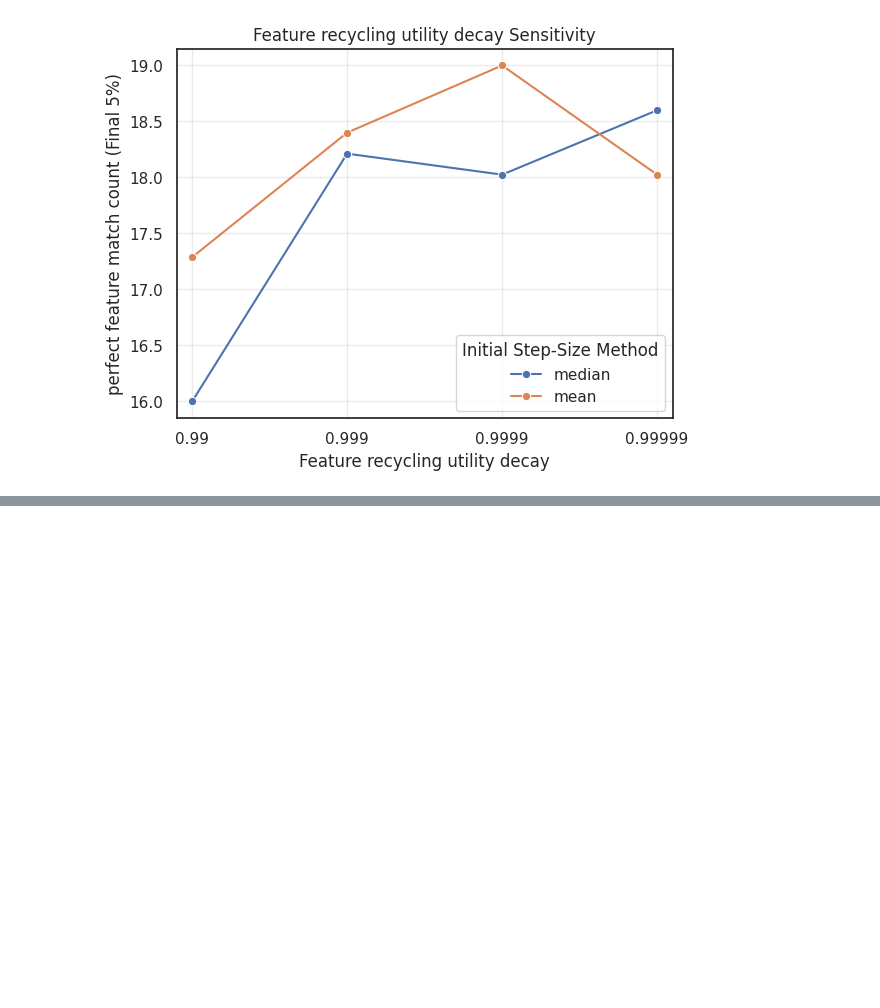
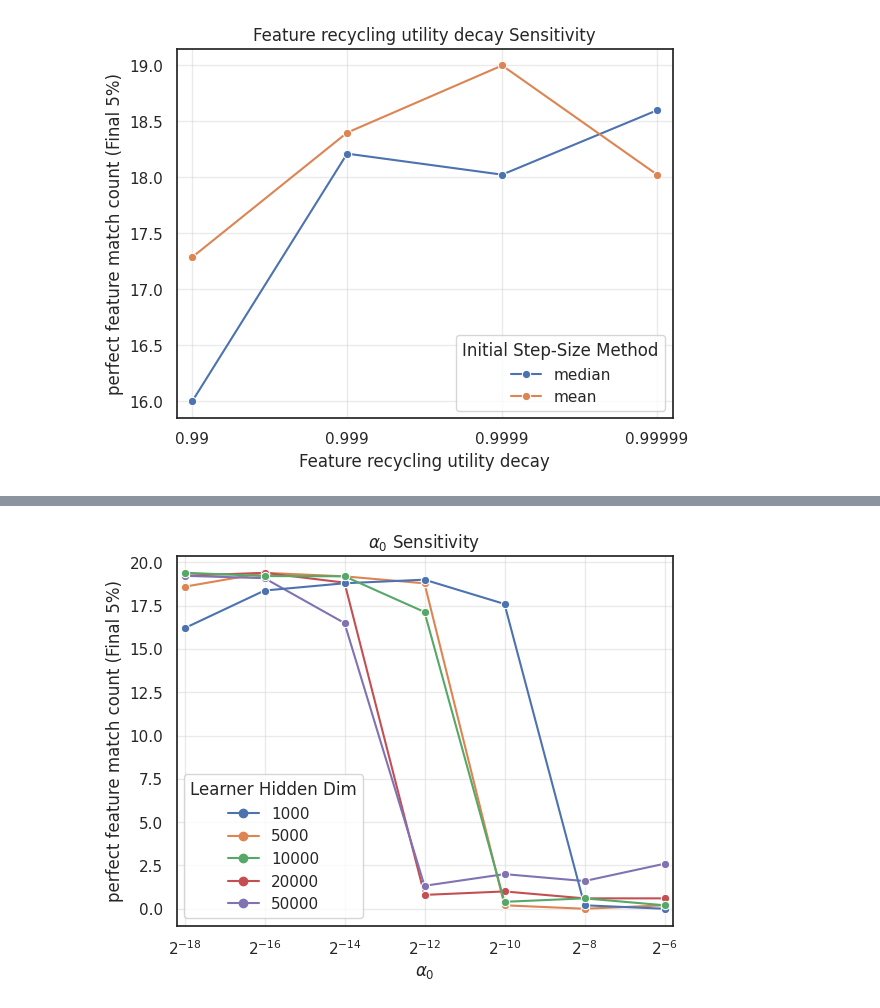
Before and after one commit to ejmejm/phd_research, a Jupyter notebook: phd/feature_search/analysis/paper_part_1_v1/ns_autostep_and_search_hyper_sweep.ipynb, the cells around one changed output, grey strips where cells are left out. Cells and saved outputs as stored; diff of their text form; code cells hidden in the pictures; blank space fills up the shorter version.

```diff
--- a/phd/feature_search/analysis/paper_part_1_v1/ns_autostep_and_search_hyper_sweep.ipynb
+++ b/phd/feature_search/analysis/paper_part_1_v1/ns_autostep_and_search_hyper_sweep.ipynb
@@ -414,0 +479,20 @@ for param_name, param_value in default_hyperparams.items():
+# %%
+plot_param_sensitivity(
+    run_df = run_dfs['scaling_hyper_sweep'],
+    config_df = config_dfs['scaling_hyper_sweep'],
+    x_col = 'optimizer|learning_rate',
+    title = f'$\\alpha_0$ Sensitivity',
+    x_label = '$\\alpha_0$',
+    y_label = 'perfect feature match count',
+    metric_col = 'feature_match/perfect_match_count',
+    metric_type = 'final_avg', # {'cumulative', 'final_avg', 'last'}
+    step_col = 'step',
+    show_ci = False,
+    baseline_col = None,
+    hue_col = 'model.hidden_dim',
+    legend_title = 'Learner Hidden Dim',
+    pow_2_x_axis = True,
+)
+plt.show()
+# %% [output]
+[figure, added]
```
Also changed, not shown: parts of 6 cells of this notebook.
